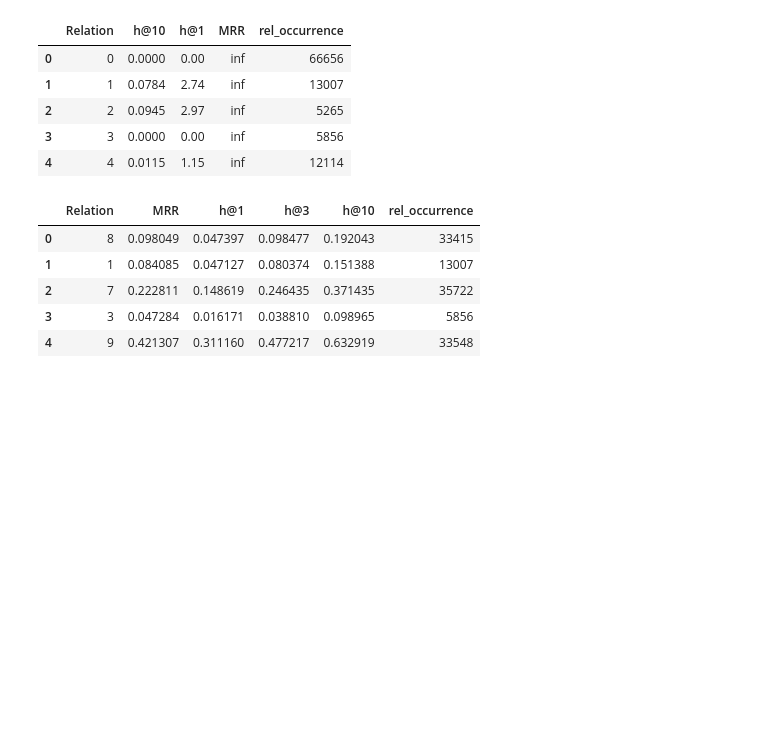
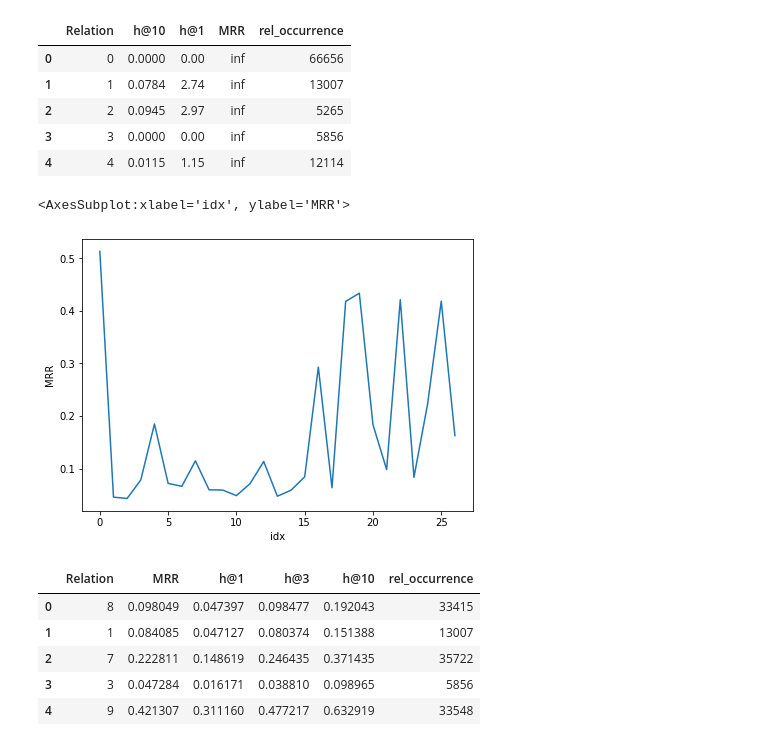
Before and after one commit to NinaCalvi/Aladdin, a Jupyter notebook: biolink/COVID results analysis/COVIDAnalysis.ipynb, the cells around one changed output. Drawn from its saved outputs; the diff is of its cells as text; code cells hidden in the pictures; blank space fills up the shorter version.

```diff
--- a/biolink/COVID results analysis/COVIDAnalysis.ipynb
+++ b/biolink/COVID results analysis/COVIDAnalysis.ipynb
@@ -211,6 +234,15 @@ set_occurrence(bce_cp)
 set_occurrence(ce_cp)
 set_occurrence(ce_tuck)
 set_occurrence(bce_tuck)
+# %%
+import numpy as np
+b = ce_cp.sort_values(by = 'rel_occurrence', axis=0)
+plt.figure(figsize=(7,5))
+b['idx'] = np.arange(27)
+sns.lineplot(x='idx', y='MRR', data=b)
+# %% [output]
+<AxesSubplot:xlabel='idx', ylabel='MRR'>
+[figure, added]
 # %%
 ce_cp.head()
 # %% [output]
```
Also changed, not shown: parts of 12 cells of this notebook.
